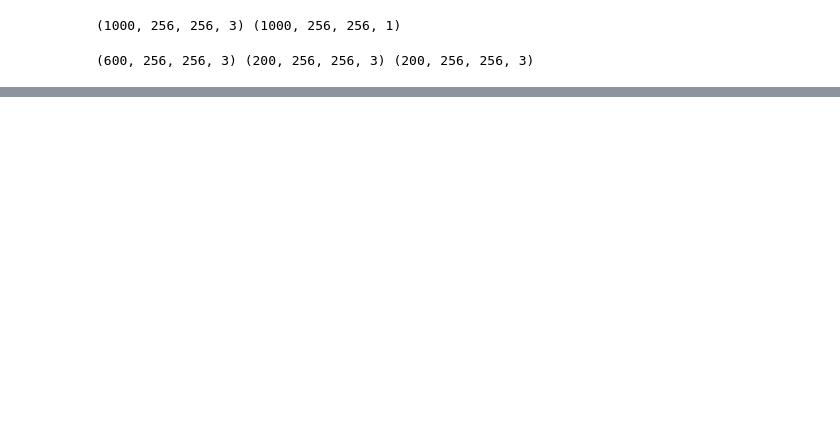
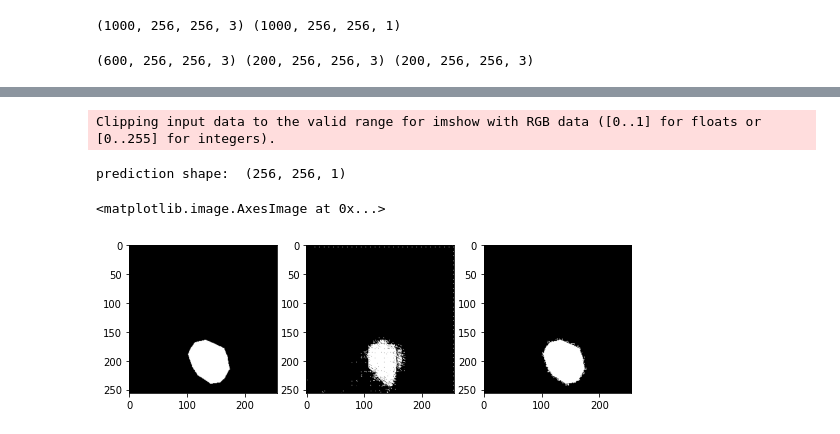
Before and after one commit to abdumhmd/kvasir-segmentation, a Jupyter notebook: FCN8.ipynb, the cells around one changed output, grey strips where cells are left out. Cells and saved outputs as stored; diff of their text form; code cells hidden in the pictures; blank space fills up the shorter version.

```diff
--- a/FCN8.ipynb
+++ b/FCN8.ipynb
@@ -456,0 +480,28 @@ print(scores)
+# %%
+from tensorflow.keras.preprocessing.image import img_to_array
+from tensorflow.keras.preprocessing.image import load_img
+from PIL import Image
+
+image = load_img('/content/img.jpg', target_size=(256,256))
+image = img_to_array(image)/255.
+
+mask = load_img('/content/msk.jpg', target_size=(256,256))
+mask = img_to_array(mask)
+
+
+i=np.expand_dims(image,axis=0)
+pred=model.predict(i)
+
+print("prediction shape: ",pred[0].shape)
+
+fig, axs = plt.subplots(1,3)
+fig.set_size_inches(9, 9)
+
+axs[0].imshow(image)
+axs[1].imshow(pred[0][:,:,0],cmap='Greys_r')
+axs[2].imshow(mask)
+# %% [output]
+Clipping input data to the valid range for imshow with RGB data ([0..1] for floats or [0..255] for integers).
+prediction shape:  (256, 256, 1)
+<matplotlib.image.AxesImage at 0x...>
+[figure, added]
```
Also changed, not shown: parts of 10 cells of this notebook.
